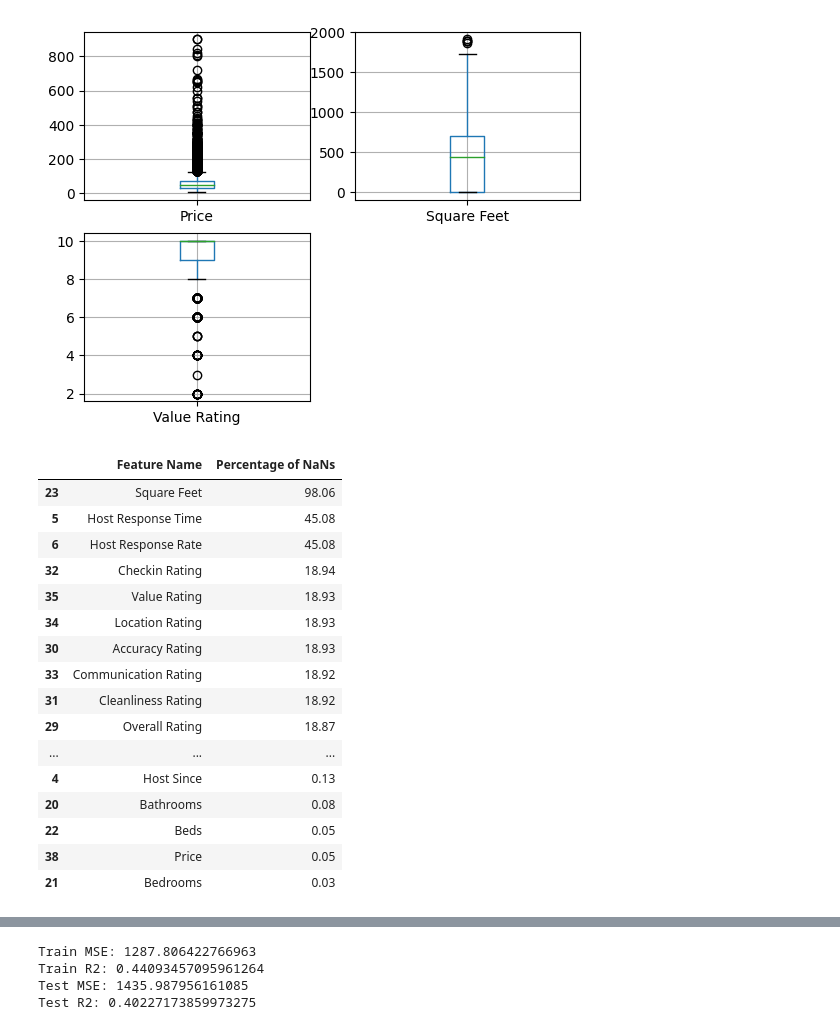
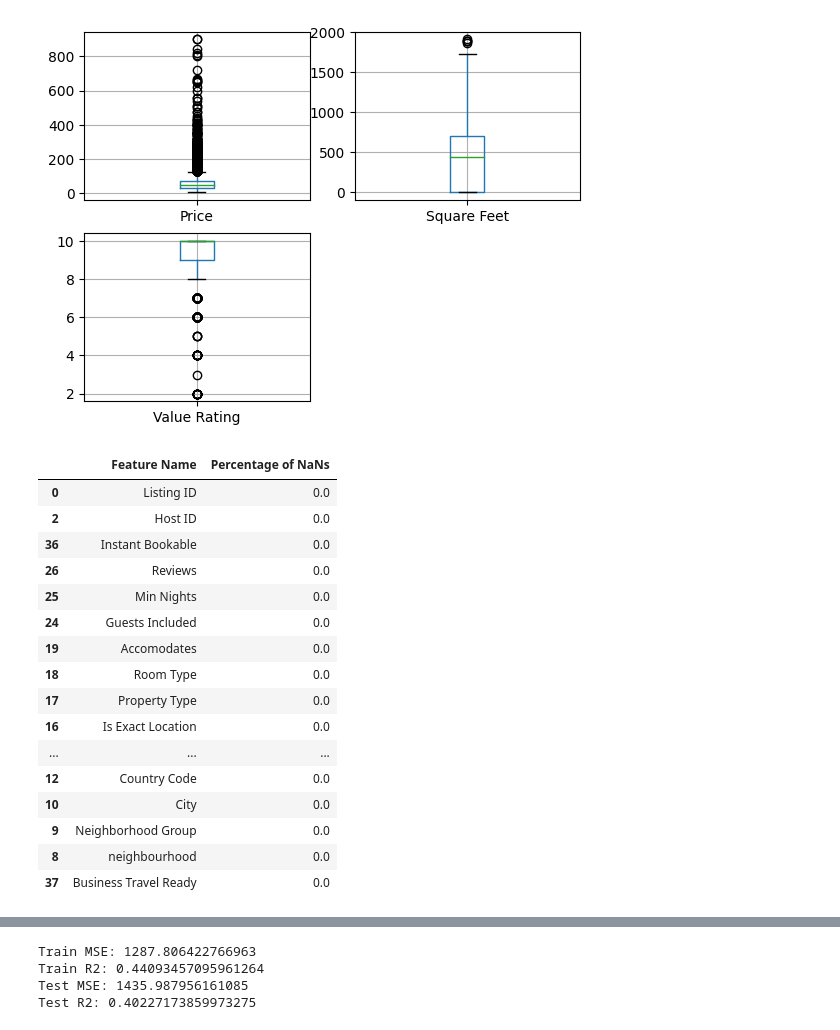
Before and after one commit to jose-melo/airbnb-berlin-price, a Jupyter notebook: src/berlin.ipynb, the cells around one changed output, grey strips where cells are left out. Saved outputs shown, nothing was run; the diff lists cells and outputs as text; code cells hidden in the pictures.

```diff
--- a/src/berlin.ipynb
+++ b/src/berlin.ipynb
@@ -30,8 +30,6 @@ df_train.boxplot(column='Value Rating')
 plt.show()
 # %% [output]
 [figure]
-# %%
-nan_percentage = pd.DataFrame(columns=['Feature Name', 'Percentage of NaNs'])
 # %%
 def percentage_of_nans(df: pd.DataFrame) -> list:
     nan_percentage = pd.DataFrame(columns=['Feature Name', 'Percentage of NaNs'])
@@ -45,23 +43,23 @@ def percentage_of_nans(df: pd.DataFrame) -> list:
     return nan_percentage
 # %%
 nan_percentage = percentage_of_nans(df_train)
-df = nan_percentage[nan_percentage['Percentage of NaNs'] != 0]
+df = nan_percentage[nan_percentage['Percentage of NaNs'] == 0]
 df.sort_values(by=['Percentage of NaNs'], ascending=False)
 # %% [output]
 |  | Feature Name | Percentage of NaNs |
-| 23 | Square Feet | 98.06 |
-| 5 | Host Response Time | 45.08 |
-| 6 | Host Response Rate | 45.08 |
-| 32 | Checkin Rating | 18.94 |
-| 35 | Value Rating | 18.93 |
-| 34 | Location Rating | 18.93 |
-| 30 | Accuracy Rating | 18.93 |
-| 33 | Communication Rating | 18.92 |
-| 31 | Cleanliness Rating | 18.92 |
-| 29 | Overall Rating | 18.87 |
+| 0 | Listing ID | 0.0 |
+| 2 | Host ID | 0.0 |
+| 36 | Instant Bookable | 0.0 |
+| 26 | Reviews | 0.0 |
+| 25 | Min Nights | 0.0 |
+| 24 | Guests Included | 0.0 |
+| 19 | Accomodates | 0.0 |
+| 18 | Room Type | 0.0 |
+| 17 | Property Type | 0.0 |
+| 16 | Is Exact Location | 0.0 |
 | ... | ... | ... |
-| 4 | Host Since | 0.13 |
-| 20 | Bathrooms | 0.08 |
-| 22 | Beds | 0.05 |
-| 38 | Price | 0.05 |
-| 21 | Bedrooms | 0.03 |
+| 12 | Country Code | 0.0 |
+| 10 | City | 0.0 |
+| 9 | Neighborhood Group | 0.0 |
+| 8 | neighbourhood | 0.0 |
+| 37 | Business Travel Ready | 0.0 |
```
Also changed, not shown: parts of 4 cells of this notebook.
